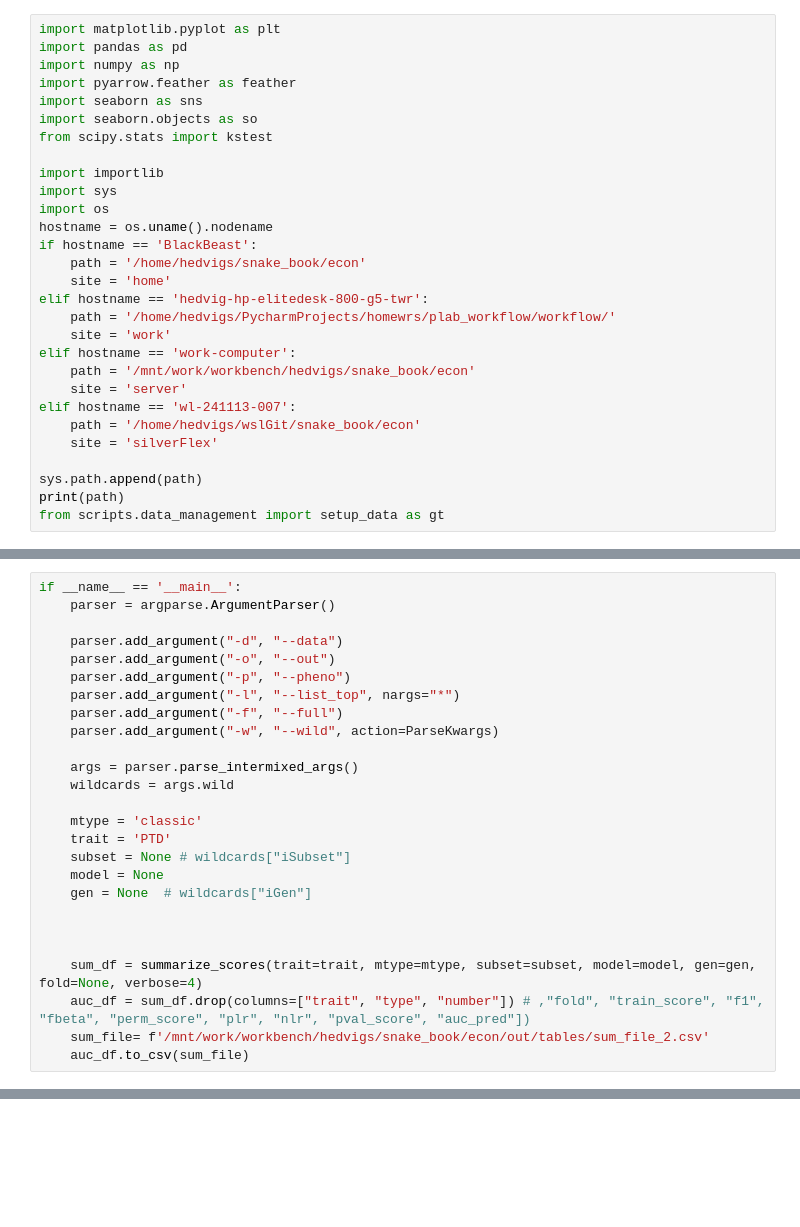
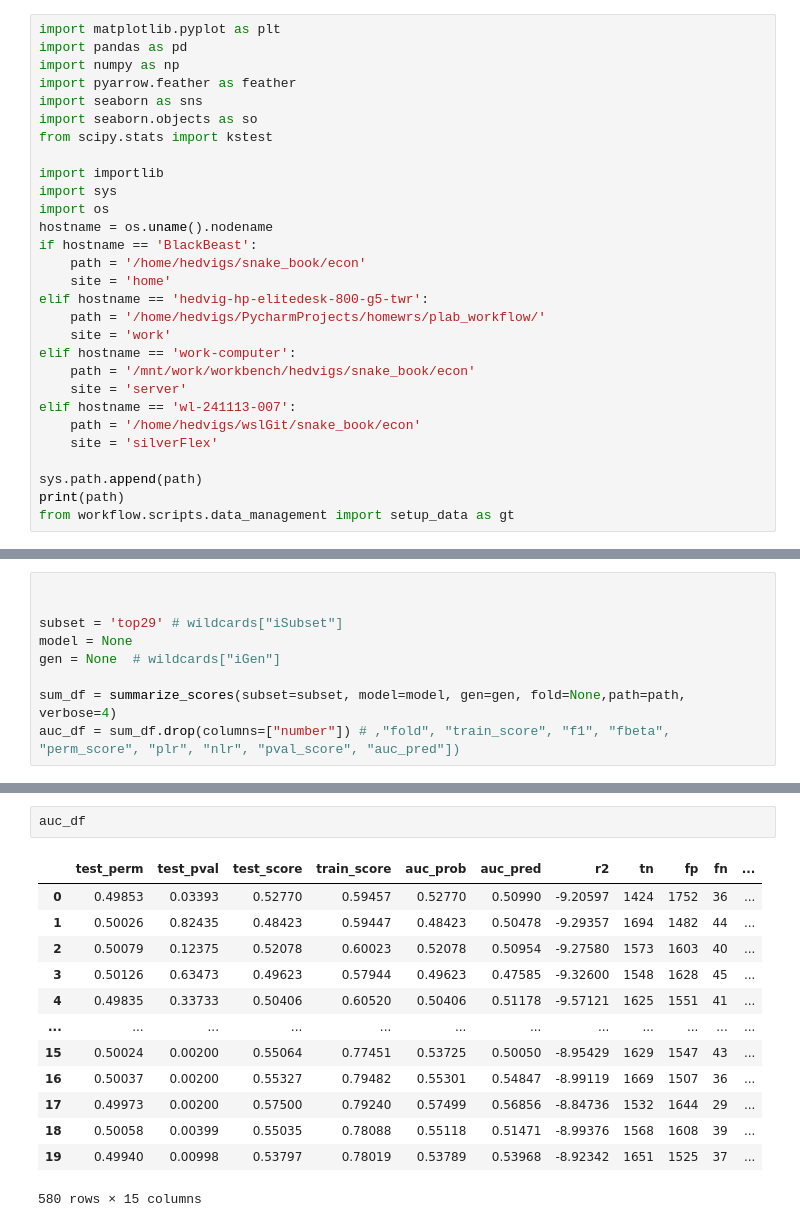
Before and after one commit to PerinatalLab/ml_genetics, a Jupyter notebook: workflow/notebooks/sumAvailable.ipynb, the cells around one changed output, grey strips where cells are left out. Saved outputs shown, nothing was run; the diff lists cells and outputs as text; blank space fills up the shorter version.

```diff
--- a/workflow/notebooks/sumAvailable.ipynb
+++ b/workflow/notebooks/sumAvailable.ipynb
@@ -15,7 +15,7 @@ if hostname == 'BlackBeast':
     path = '/home/hedvigs/snake_book/econ'
     site = 'home'
 elif hostname == 'hedvig-hp-elitedesk-800-g5-twr':
-    path = '/home/hedvigs/PycharmProjects/homewrs/plab_workflow/workflow/'
+    path = '/home/hedvigs/PycharmProjects/homewrs/plab_workflow/'
     site = 'work'
 elif hostname == 'work-computer':
     path = '/mnt/work/workbench/hedvigs/snake_book/econ'
@@ -26,5 +26,5 @@ elif hostname == 'wl-241113-007':
 
 sys.path.append(path)
 print(path)
-from scripts.data_management import setup_data as gt
+from workflow.scripts.data_management import setup_data as gt
 # %% [output]
@@ -107,28 +102,11 @@ def summarize_scores(trait=None, mtype=None, subset=None, model=None, gen=None,
     full_set = pd.concat(y_pred)
     return full_set
 # %%
-if __name__ == '__main__':
-    parser = argparse.ArgumentParser()
-
-    parser.add_argument("-d", "--data")
-    parser.add_argument("-o", "--out")
-    parser.add_argument("-p", "--pheno")
-    parser.add_argument("-l", "--list_top", nargs="*")
-    parser.add_argument("-f", "--full")
-    parser.add_argument("-w", "--wild", action=ParseKwargs)
-
-    args = parser.parse_intermixed_args()
-    wildcards = args.wild
-
-    mtype = 'classic'
-    trait = 'PTD'
-    subset = None # wildcards["iSubset"]
-    model = None
-    gen = None  # wildcards["iGen"]
 
 
+subset = 'top29' # wildcards["iSubset"]
+model = None
+gen = None  # wildcards["iGen"]
 
-    sum_df = summarize_scores(trait=trait, mtype=mtype, subset=subset, model=model, gen=gen, fold=None, verbose=4)
-    auc_df = sum_df.drop(columns=["trait", "type", "number"]) # ,"fold", "train_score", "f1", "fbeta", "perm_score", "plr", "nlr", "pval_score", "auc_pred"])
-    sum_file= f'/mnt/work/workbench/hedvigs/snake_book/econ/out/tables/sum_file_2.csv'
-    auc_df.to_csv(sum_file)
+sum_df = summarize_scores(subset=subset, model=model, gen=gen, fold=None,path=path, verbose=4)
+auc_df = sum_df.drop(columns=["number"]) # ,"fold", "train_score", "f1", "fbeta", "perm_score", "plr", "nlr", "pval_score", "auc_pred"])
@@ -134,0 +131,16 @@ if __name__ == '__main__':
+# %%
+auc_df
+# %% [output]
+|  | test_perm | test_pval | test_score | train_score | auc_prob | auc_pred | r2 | tn | fp | fn | ... |
+| 0 | 0.49853 | 0.03393 | 0.52770 | 0.59457 | 0.52770 | 0.50990 | -9.20597 | 1424 | 1752 | 36 | ... |
+| 1 | 0.50026 | 0.82435 | 0.48423 | 0.59447 | 0.48423 | 0.50478 | -9.29357 | 1694 | 1482 | 44 | ... |
+| 2 | 0.50079 | 0.12375 | 0.52078 | 0.60023 | 0.52078 | 0.50954 | -9.27580 | 1573 | 1603 | 40 | ... |
+| 3 | 0.50126 | 0.63473 | 0.49623 | 0.57944 | 0.49623 | 0.47585 | -9.32600 | 1548 | 1628 | 45 | ... |
+| 4 | 0.49835 | 0.33733 | 0.50406 | 0.60520 | 0.50406 | 0.51178 | -9.57121 | 1625 | 1551 | 41 | ... |
+| ... | ... | ... | ... | ... | ... | ... | ... | ... | ... | ... | ... |
+| 15 | 0.50024 | 0.00200 | 0.55064 | 0.77451 | 0.53725 | 0.50050 | -8.95429 | 1629 | 1547 | 43 | ... |
+| 16 | 0.50037 | 0.00200 | 0.55327 | 0.79482 | 0.55301 | 0.54847 | -8.99119 | 1669 | 1507 | 36 | ... |
+| 17 | 0.49973 | 0.00200 | 0.57500 | 0.79240 | 0.57499 | 0.56856 | -8.84736 | 1532 | 1644 | 29 | ... |
+| 18 | 0.50058 | 0.00399 | 0.55035 | 0.78088 | 0.55118 | 0.51471 | -8.99376 | 1568 | 1608 | 39 | ... |
+| 19 | 0.49940 | 0.00998 | 0.53797 | 0.78019 | 0.53789 | 0.53968 | -8.92342 | 1651 | 1525 | 37 | ... |
+580 rows × 15 columns
```
Also changed, not shown: parts of 4 cells of this notebook, 3 other files.
